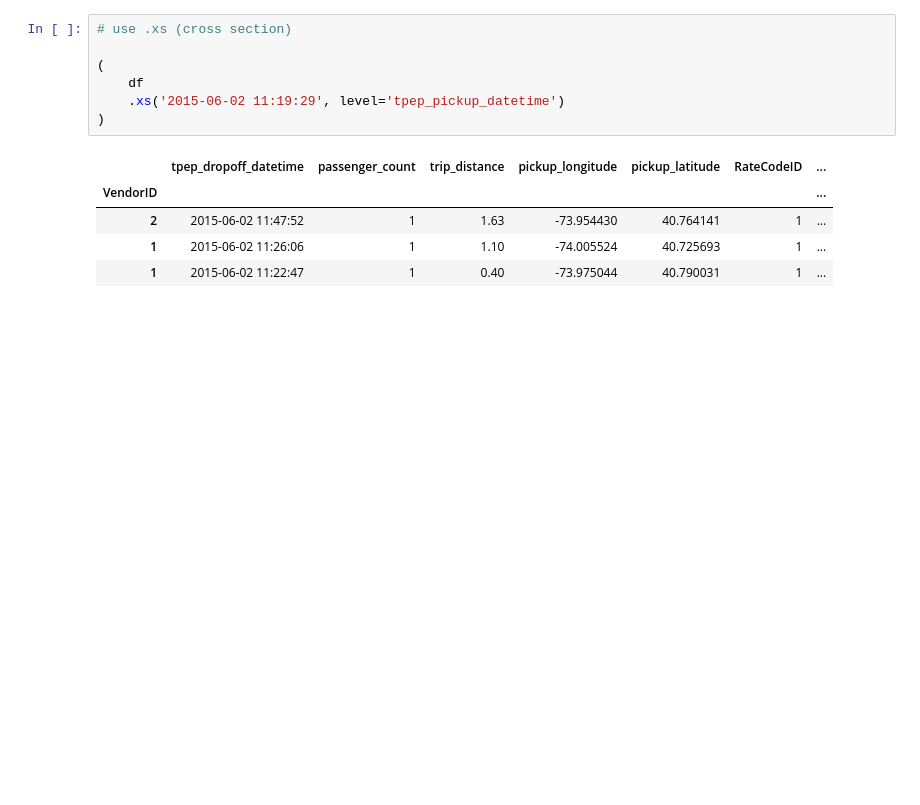
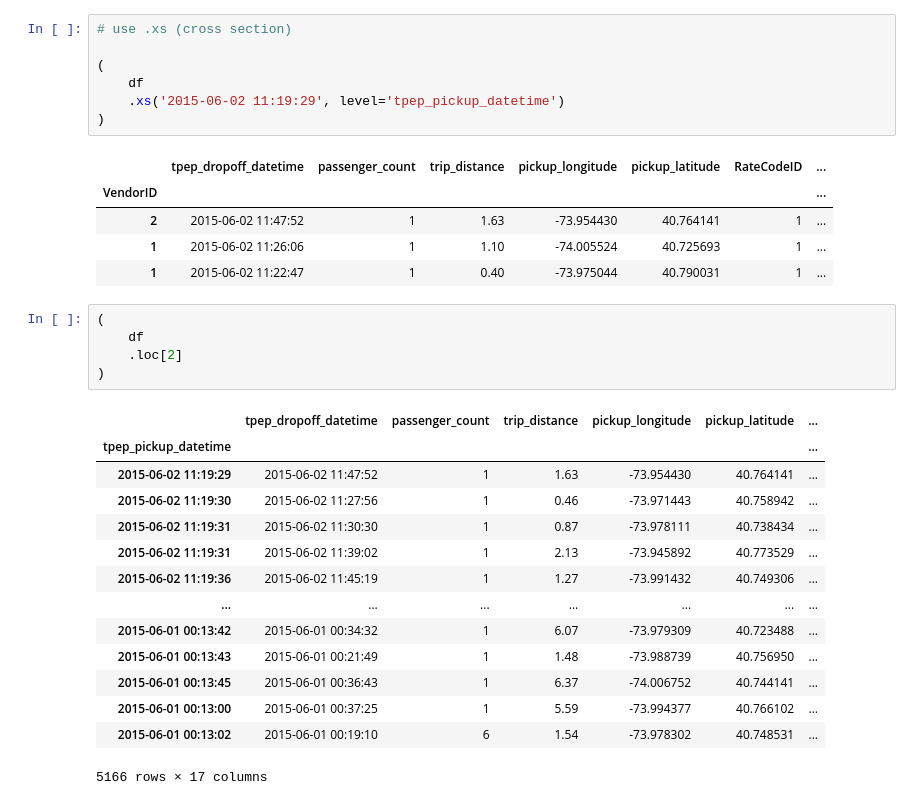
Before and after one commit to reuven/apple-2025-02February-pandas, a Jupyter notebook: 2025-03March-11.ipynb, the cells around one changed output. Saved outputs shown, nothing was run; the diff lists cells and outputs as text; blank space fills up the shorter version.

```diff
--- a/2025-03March-11.ipynb
+++ b/2025-03March-11.ipynb
@@ -363,3 +363,23 @@ df
 | 2 | 2015-06-02 11:47:52 | 1 | 1.63 | -73.954430 | 40.764141 | 1 | ... |
 | 1 | 2015-06-02 11:26:06 | 1 | 1.10 | -74.005524 | 40.725693 | 1 | ... |
 | 1 | 2015-06-02 11:22:47 | 1 | 0.40 | -73.975044 | 40.790031 | 1 | ... |
+# %%
+(
+    df
+    .loc[2]
+)
+# %% [output]
+|  | tpep_dropoff_datetime | passenger_count | trip_distance | pickup_longitude | pickup_latitude | ... |
+| tpep_pickup_datetime |  |  |  |  |  | ... |
+| 2015-06-02 11:19:29 | 2015-06-02 11:47:52 | 1 | 1.63 | -73.954430 | 40.764141 | ... |
+| 2015-06-02 11:19:30 | 2015-06-02 11:27:56 | 1 | 0.46 | -73.971443 | 40.758942 | ... |
+| 2015-06-02 11:19:31 | 2015-06-02 11:30:30 | 1 | 0.87 | -73.978111 | 40.738434 | ... |
+| 2015-06-02 11:19:31 | 2015-06-02 11:39:02 | 1 | 2.13 | -73.945892 | 40.773529 | ... |
+| 2015-06-02 11:19:36 | 2015-06-02 11:45:19 | 1 | 1.27 | -73.991432 | 40.749306 | ... |
+| ... | ... | ... | ... | ... | ... | ... |
+| 2015-06-01 00:13:42 | 2015-06-01 00:34:32 | 1 | 6.07 | -73.979309 | 40.723488 | ... |
+| 2015-06-01 00:13:43 | 2015-06-01 00:21:49 | 1 | 1.48 | -73.988739 | 40.756950 | ... |
+| 2015-06-01 00:13:45 | 2015-06-01 00:36:43 | 1 | 6.37 | -74.006752 | 40.744141 | ... |
+| 2015-06-01 00:13:00 | 2015-06-01 00:37:25 | 1 | 5.59 | -73.994377 | 40.766102 | ... |
+| 2015-06-01 00:13:02 | 2015-06-01 00:19:10 | 6 | 1.54 | -73.978302 | 40.748531 | ... |
+5166 rows × 17 columns
```
